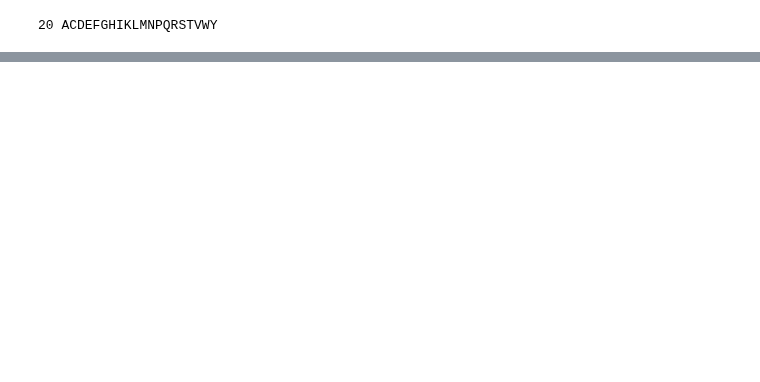
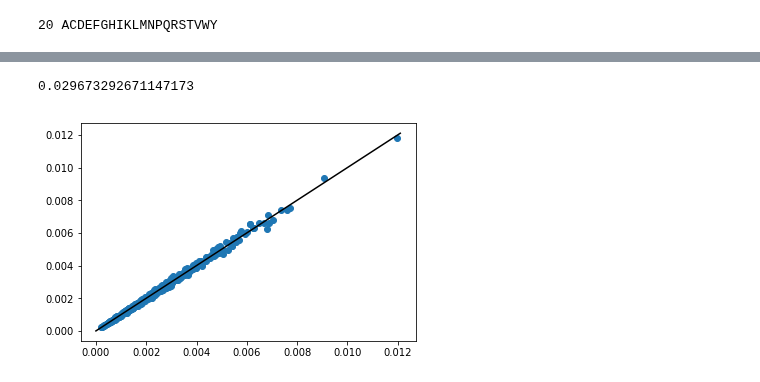
Before and after one commit to andim/peptidome, a Jupyter notebook: code/maxent.ipynb, the cells around one changed output, grey strips where cells are left out. Drawn from its saved outputs; the diff is of its cells as text; code cells hidden in the pictures; blank space fills up the shorter version.

```diff
--- a/code/maxent.ipynb
+++ b/code/maxent.ipynb
@@ -161,0 +160,10 @@ for idx, row in dfmgap1.iterrows():
+# %%
+dfmgap2 = dfgap2.merge(counter_to_df(count_kmers_iterable(samples, 2, gap=2)), left_index=True, right_on='seq')
+x = np.linspace(0.0, 0.11**2)
+plt.plot(x, x, 'k')
+plt.scatter(dfmgap2['freq_x'], dfmgap2['freq_y'])
+dfmgap2['logfold'] = np.log(dfmgap2['freq_x']/dfmgap2['freq_y'])
+np.abs(dfmgap2['logfold']).mean()
+# %% [output]
+0.029673292671147173
+[figure, added]
```
Also changed, not shown: parts of 41 cells of this notebook, 1 other file.
